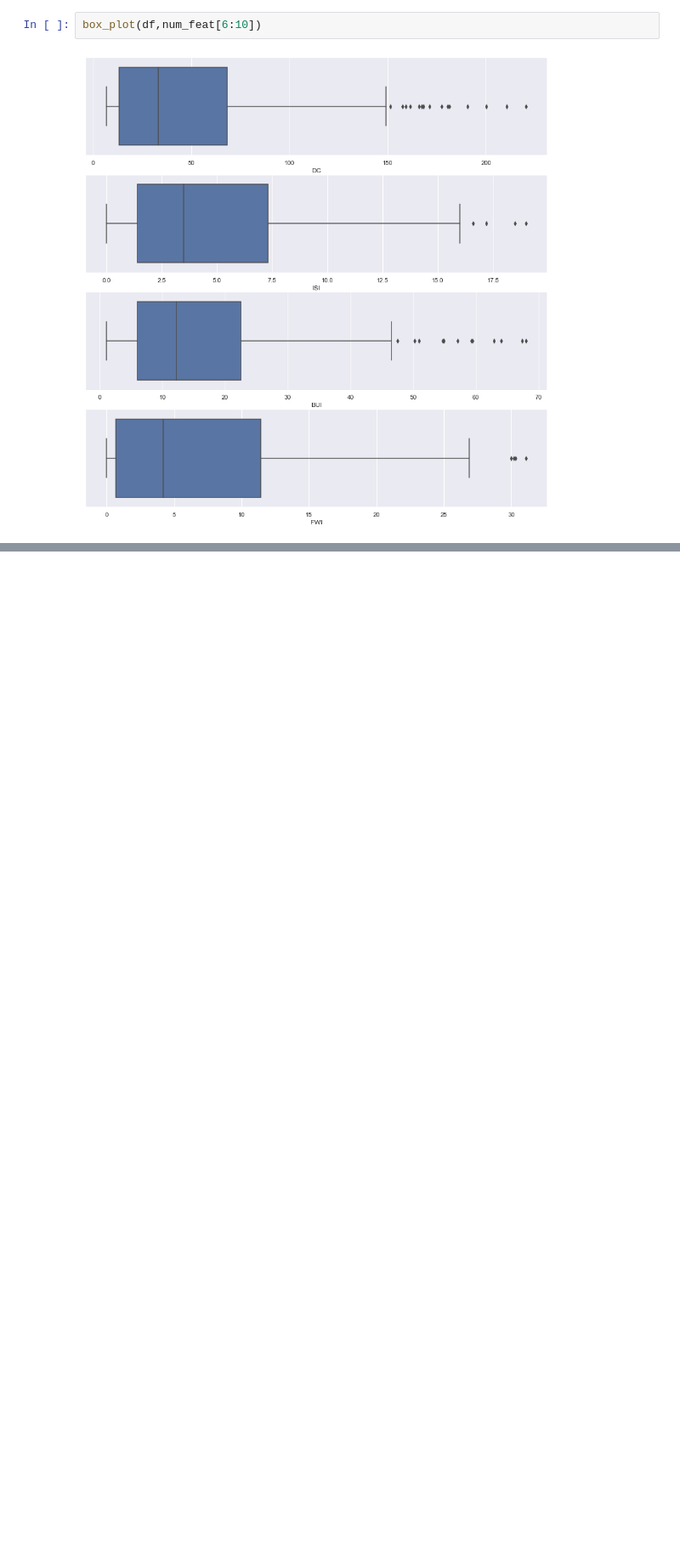
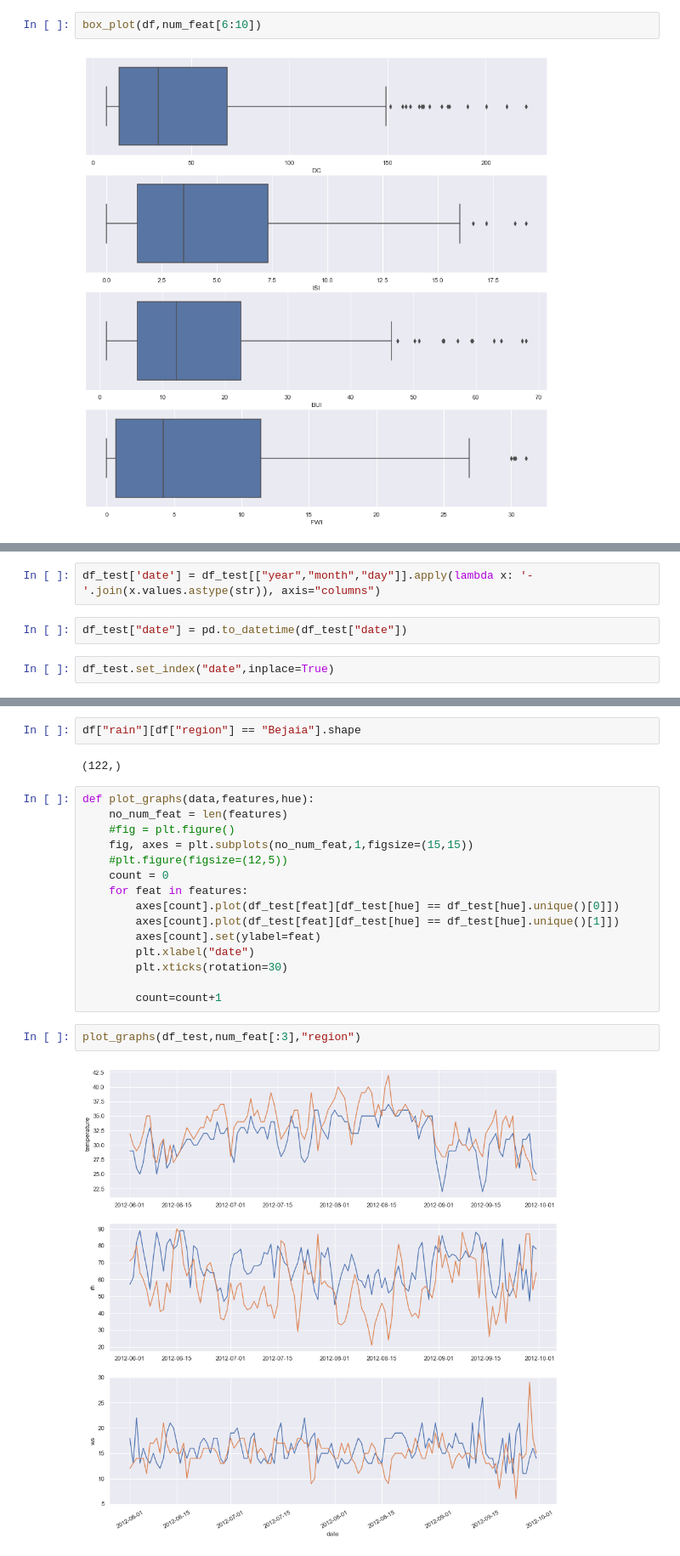
Before and after one commit to sreeman-11021996/iNeuron_Ass, a Jupyter notebook: 00. Assignments/home-work/05. End-to-End 29-05-2022/Algerian Forest Fires ML.ipynb, the cells around one changed output, grey strips where cells are left out. Shown: that part at 85% size. Cells and saved outputs as stored; diff of their text form; blank space fills up the shorter version.

```diff
--- a/00. Assignments/home-work/05. End-to-End 29-05-2022/Algerian Forest Fires ML.ipynb
+++ b/00. Assignments/home-work/05. End-to-End 29-05-2022/Algerian Forest Fires ML.ipynb
@@ -483,0 +526,6 @@ From the above three plots we can observe the following:
+# %%
+df_test['date'] = df_test[["year","month","day"]].apply(lambda x: '-'.join(x.values.astype(str)), axis="columns")
+# %%
+df_test["date"] = pd.to_datetime(df_test["date"])
+# %%
+df_test.set_index("date",inplace=True)
@@ -483,0 +566,23 @@ From the above three plots we can observe the following:
+# %%
+df["rain"][df["region"] == "Bejaia"].shape
+# %% [output]
+(122,)
+# %%
+def plot_graphs(data,features,hue):
+    no_num_feat = len(features)
+    #fig = plt.figure()
+    fig, axes = plt.subplots(no_num_feat,1,figsize=(15,15))
+    #plt.figure(figsize=(12,5))
+    count = 0
+    for feat in features:
+        axes[count].plot(df_test[feat][df_test[hue] == df_test[hue].unique()[0]])
+        axes[count].plot(df_test[feat][df_test[hue] == df_test[hue].unique()[1]])
+        axes[count].set(ylabel=feat)
+        plt.xlabel("date")
+        plt.xticks(rotation=30)
+
+        count=count+1
+# %%
+plot_graphs(df_test,num_feat[:3],"region")
+# %% [output]
+[figure, added]
```
Also changed, not shown: parts of 20 cells of this notebook.
